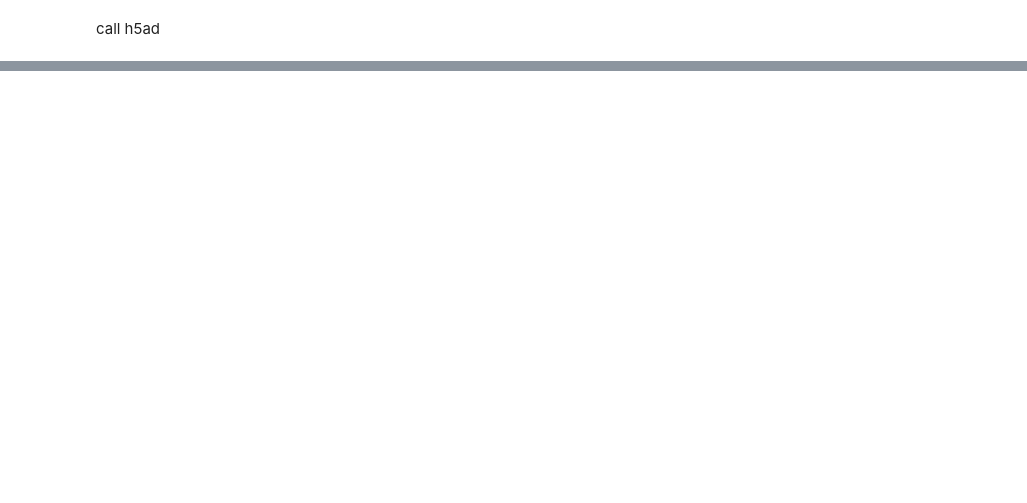
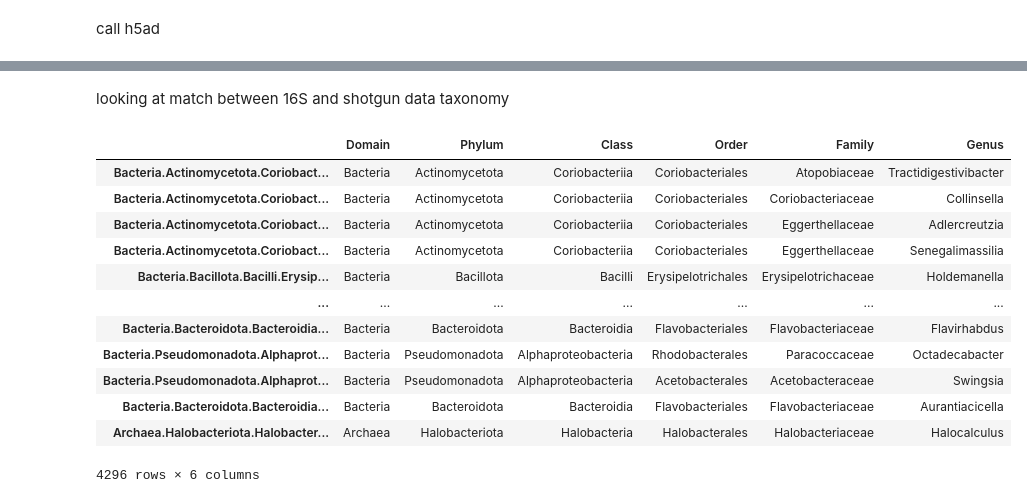
Before and after one commit to kkcchen/gut_microbiome_GPT, a Jupyter notebook: notebooks/wgs_notebooks/merge_wgs.ipynb, the cells around one changed output, grey strips where cells are left out. Cells and saved outputs as stored; diff of their text form; code cells hidden in the pictures; blank space fills up the shorter version.

```diff
--- a/notebooks/wgs_notebooks/merge_wgs.ipynb
+++ b/notebooks/wgs_notebooks/merge_wgs.ipynb
@@ -24,0 +286,20 @@ GMWI taxa: ['UNKNOWN.1', 'k__Archaea', 'k__Archaea|p__Euryarchaeota', 'k__Archae
+# %% [markdown]
+looking at match between 16S and shotgun data taxonomy
+# %%
+test_finetune = ad.read_h5ad("/home/kchen/microbiome/gut_microbiome_GPT/datasets/remove_redundant_oct24/finetune_test.h5ad")
+old_taxonomy = test_finetune.varm["taxonomy"]
+display(old_taxonomy)
+# %% [output]
+|  | Domain | Phylum | Class | Order | Family | Genus |
+| Bacteria.Actinomycetota.Coriobact... | Bacteria | Actinomycetota | Coriobacteriia | Coriobacteriales | Atopobiaceae | Tractidigestivibacter |
+| Bacteria.Actinomycetota.Coriobact... | Bacteria | Actinomycetota | Coriobacteriia | Coriobacteriales | Coriobacteriaceae | Collinsella |
+| Bacteria.Actinomycetota.Coriobact... | Bacteria | Actinomycetota | Coriobacteriia | Coriobacteriales | Eggerthellaceae | Adlercreutzia |
+| Bacteria.Actinomycetota.Coriobact... | Bacteria | Actinomycetota | Coriobacteriia | Coriobacteriales | Eggerthellaceae | Senegalimassilia |
+| Bacteria.Bacillota.Bacilli.Erysip... | Bacteria | Bacillota | Bacilli | Erysipelotrichales | Erysipelotrichaceae | Holdemanella |
+| ... | ... | ... | ... | ... | ... | ... |
+| Bacteria.Bacteroidota.Bacteroidia... | Bacteria | Bacteroidota | Bacteroidia | Flavobacteriales | Flavobacteriaceae | Flavirhabdus |
+| Bacteria.Pseudomonadota.Alphaprot... | Bacteria | Pseudomonadota | Alphaproteobacteria | Rhodobacterales | Paracoccaceae | Octadecabacter |
+| Bacteria.Pseudomonadota.Alphaprot... | Bacteria | Pseudomonadota | Alphaproteobacteria | Acetobacterales | Acetobacteraceae | Swingsia |
+| Bacteria.Bacteroidota.Bacteroidia... | Bacteria | Bacteroidota | Bacteroidia | Flavobacteriales | Flavobacteriaceae | Aurantiacicella |
+| Archaea.Halobacteriota.Halobacter... | Archaea | Halobacteriota | Halobacteria | Halobacterales | Halobacteriaceae | Halocalculus |
+4296 rows × 6 columns
```
Also changed, not shown: parts of 29 cells of this notebook, 1 other file.
